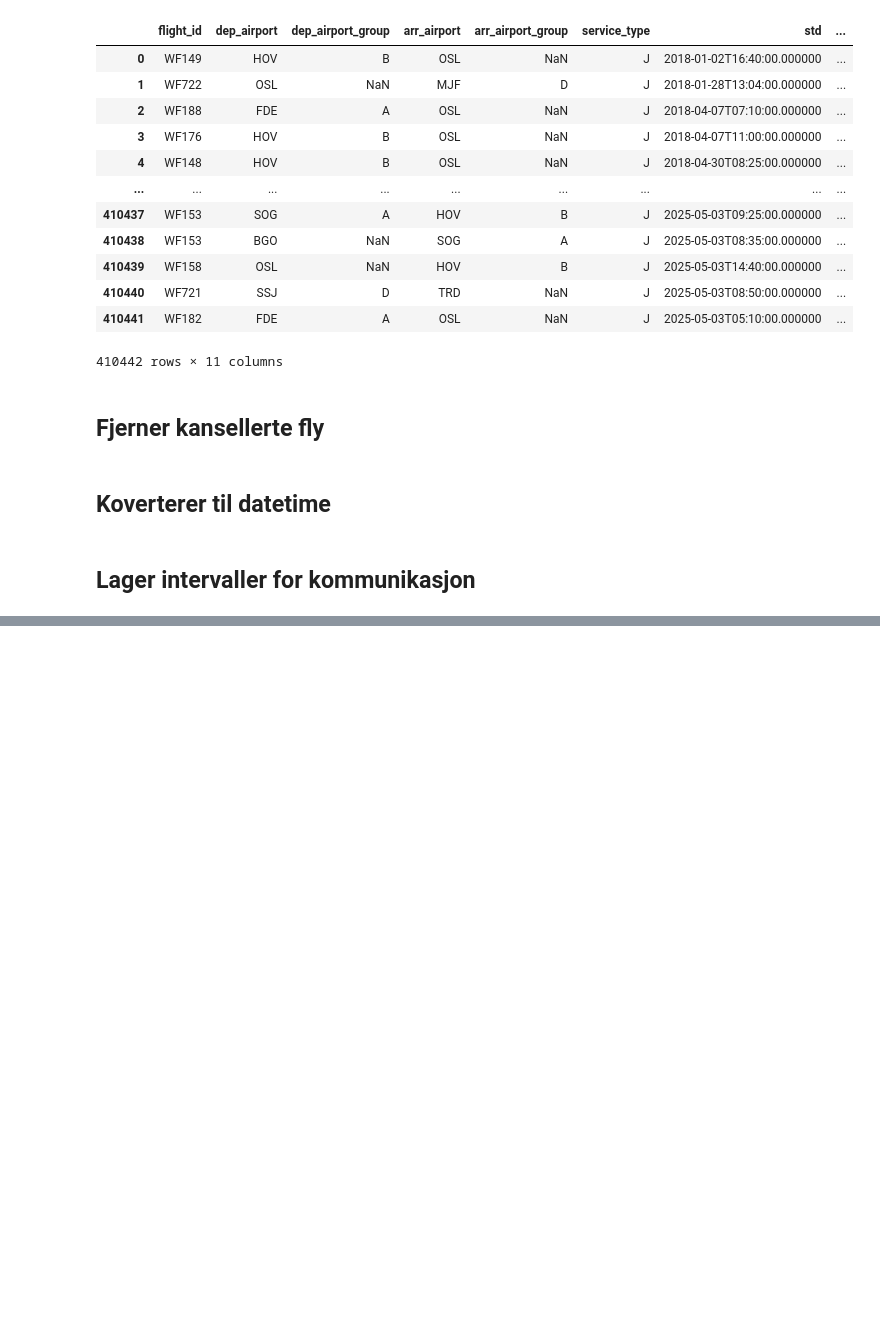
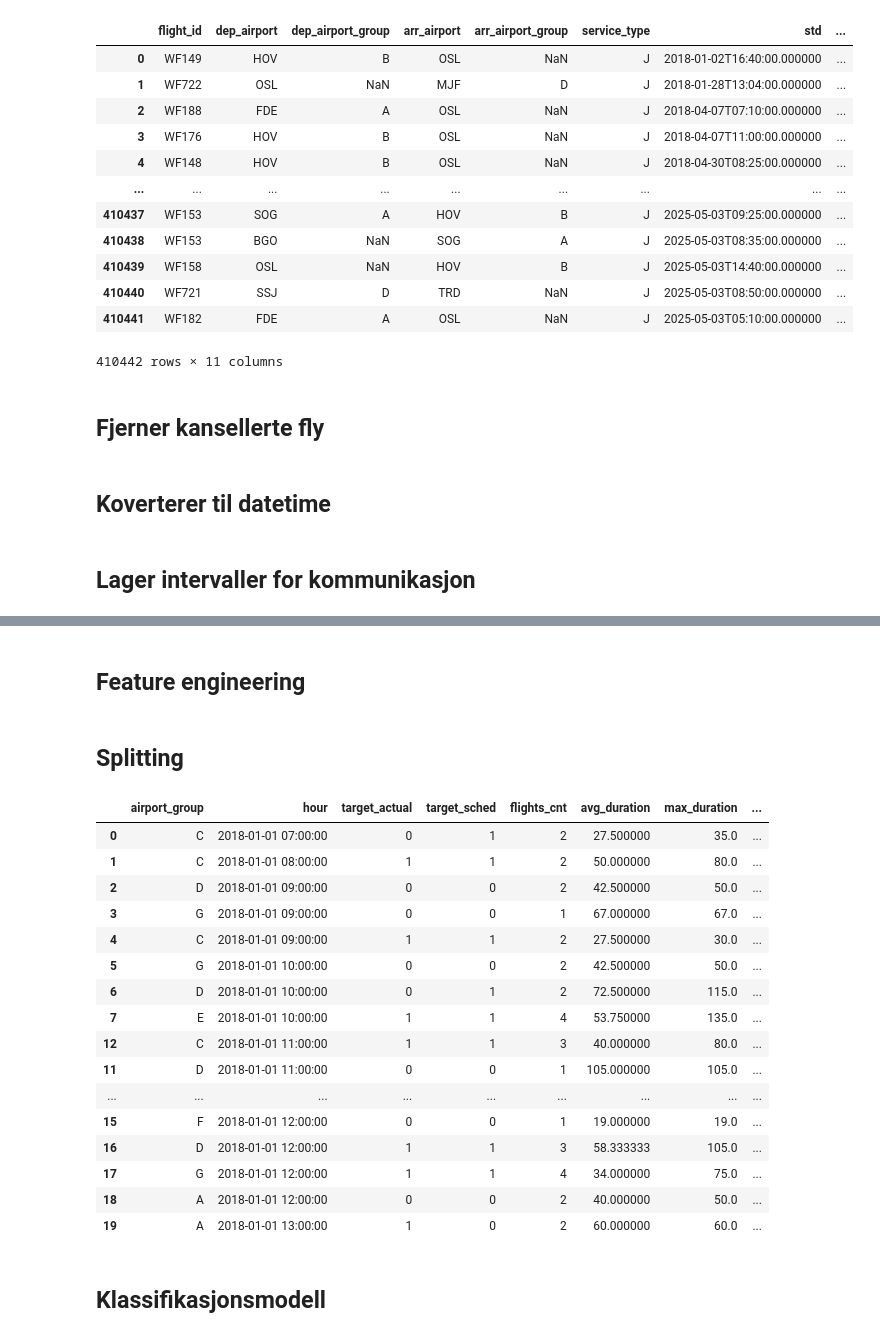
Before and after one commit to JakobBerg-Projects/avinor-ai, a Jupyter notebook: notebooks/jakob-experiments.ipynb, the cells around one changed output, grey strips where cells are left out. Cells and saved outputs as stored; diff of their text form; code cells hidden in the pictures; blank space fills up the shorter version.

```diff
--- a/notebooks/jakob-experiments.ipynb
+++ b/notebooks/jakob-experiments.ipynb
@@ -197,0 +120,2 @@ print(mapping)
+# %% [markdown]
+## Feature engineering
@@ -197,0 +124,20 @@ print(mapping)
+# %%
+hourly_features = intervals_actual.groupby(["airport_group", "hour"]).agg(
+    flights_cont   = ("flight_id", "count"),
+    avg_duration  = ("duration_min", "mean"),
+    max_duration  = ("duration_min", "max"),
+    passenger_share   = ("service_type", lambda x: (x == "J").mean()),
+    cargo_share   = ("service_type", lambda x: (x == "P").mean()),
+    charter_share = ("service_type", lambda x: (x == "C").mean())
+).reset_index()
+
+# Legg til tidsfeatures
+hourly_features["dayOfWeek"]     = hourly_features["hour"].dt.dayofweek
+hourly_features["month"]   = hourly_features["hour"].dt.month
+hourly_features["hour"] = hourly_features["hour"].dt.hour
+hourly_features["weekend"] = (hourly_features["dow"] >= 5).astype(int)
+
+# Merge med targets
+dataset = hourly.merge(hourly_features, on=["airport_group", "hour"], how="left")
+# %% [markdown]
+## Splitting
@@ -197,0 +153,22 @@ print(mapping)
+# %%
+train.head(10)
+# %% [output]
+|  | airport_group | hour | target_actual | target_sched | flights_cnt | avg_duration | max_duration | ... |
+| 0 | C | 2018-01-01 07:00:00 | 0 | 1 | 2 | 27.500000 | 35.0 | ... |
+| 1 | C | 2018-01-01 08:00:00 | 1 | 1 | 2 | 50.000000 | 80.0 | ... |
+| 2 | D | 2018-01-01 09:00:00 | 0 | 0 | 2 | 42.500000 | 50.0 | ... |
+| 3 | G | 2018-01-01 09:00:00 | 0 | 0 | 1 | 67.000000 | 67.0 | ... |
+| 4 | C | 2018-01-01 09:00:00 | 1 | 1 | 2 | 27.500000 | 30.0 | ... |
+| 5 | G | 2018-01-01 10:00:00 | 0 | 0 | 2 | 42.500000 | 50.0 | ... |
+| 6 | D | 2018-01-01 10:00:00 | 0 | 1 | 2 | 72.500000 | 115.0 | ... |
+| 7 | E | 2018-01-01 10:00:00 | 1 | 1 | 4 | 53.750000 | 135.0 | ... |
+| 12 | C | 2018-01-01 11:00:00 | 1 | 1 | 3 | 40.000000 | 80.0 | ... |
+| 11 | D | 2018-01-01 11:00:00 | 0 | 0 | 1 | 105.000000 | 105.0 | ... |
+| ... | ... | ... | ... | ... | ... | ... | ... | ... |
+| 15 | F | 2018-01-01 12:00:00 | 0 | 0 | 1 | 19.000000 | 19.0 | ... |
+| 16 | D | 2018-01-01 12:00:00 | 1 | 1 | 3 | 58.333333 | 105.0 | ... |
+| 17 | G | 2018-01-01 12:00:00 | 1 | 1 | 4 | 34.000000 | 75.0 | ... |
+| 18 | A | 2018-01-01 12:00:00 | 0 | 0 | 2 | 40.000000 | 50.0 | ... |
+| 19 | A | 2018-01-01 13:00:00 | 1 | 0 | 2 | 60.000000 | 60.0 | ... |
+# %% [markdown]
+## Klassifikasjonsmodell
```
Also changed, not shown: parts of 23 cells of this notebook.
